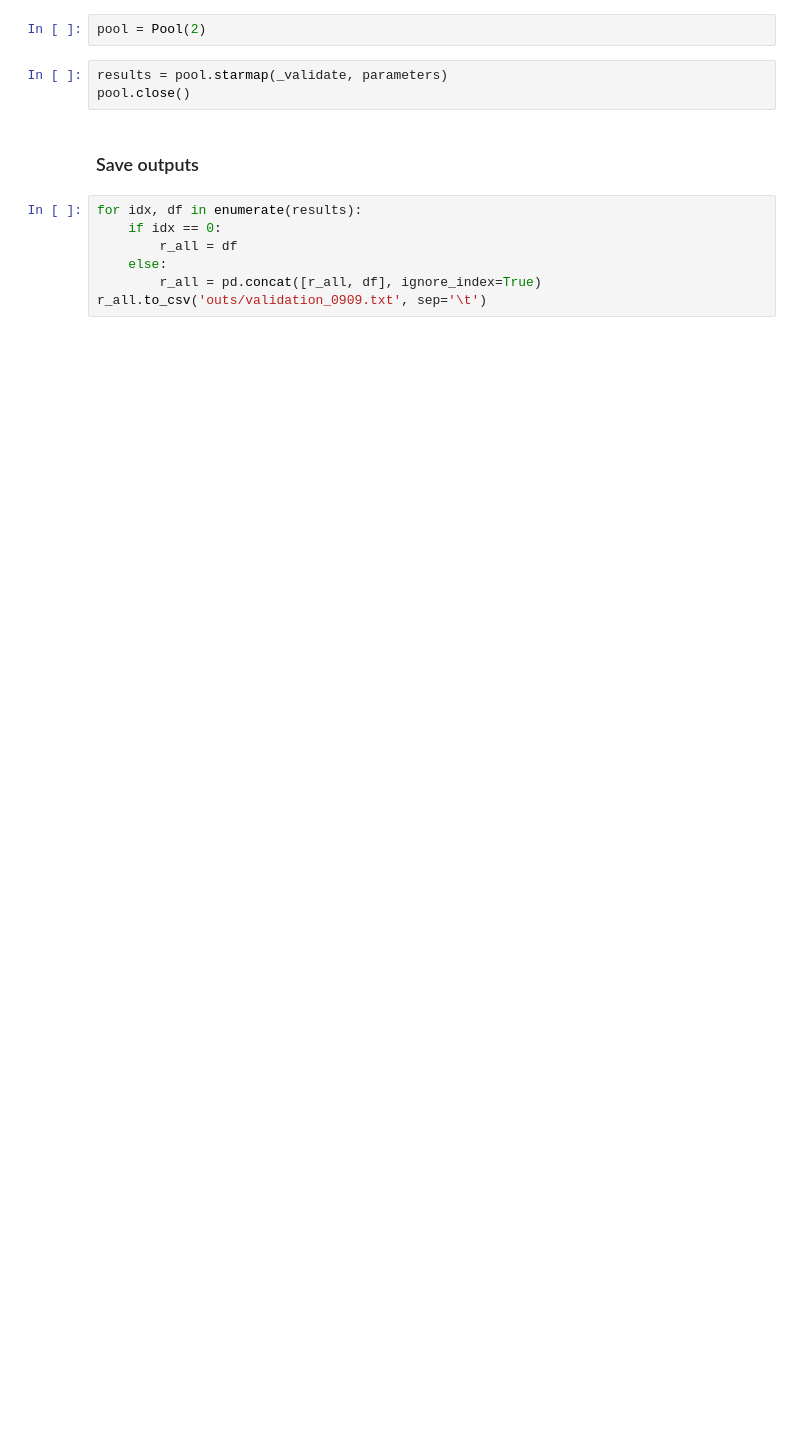
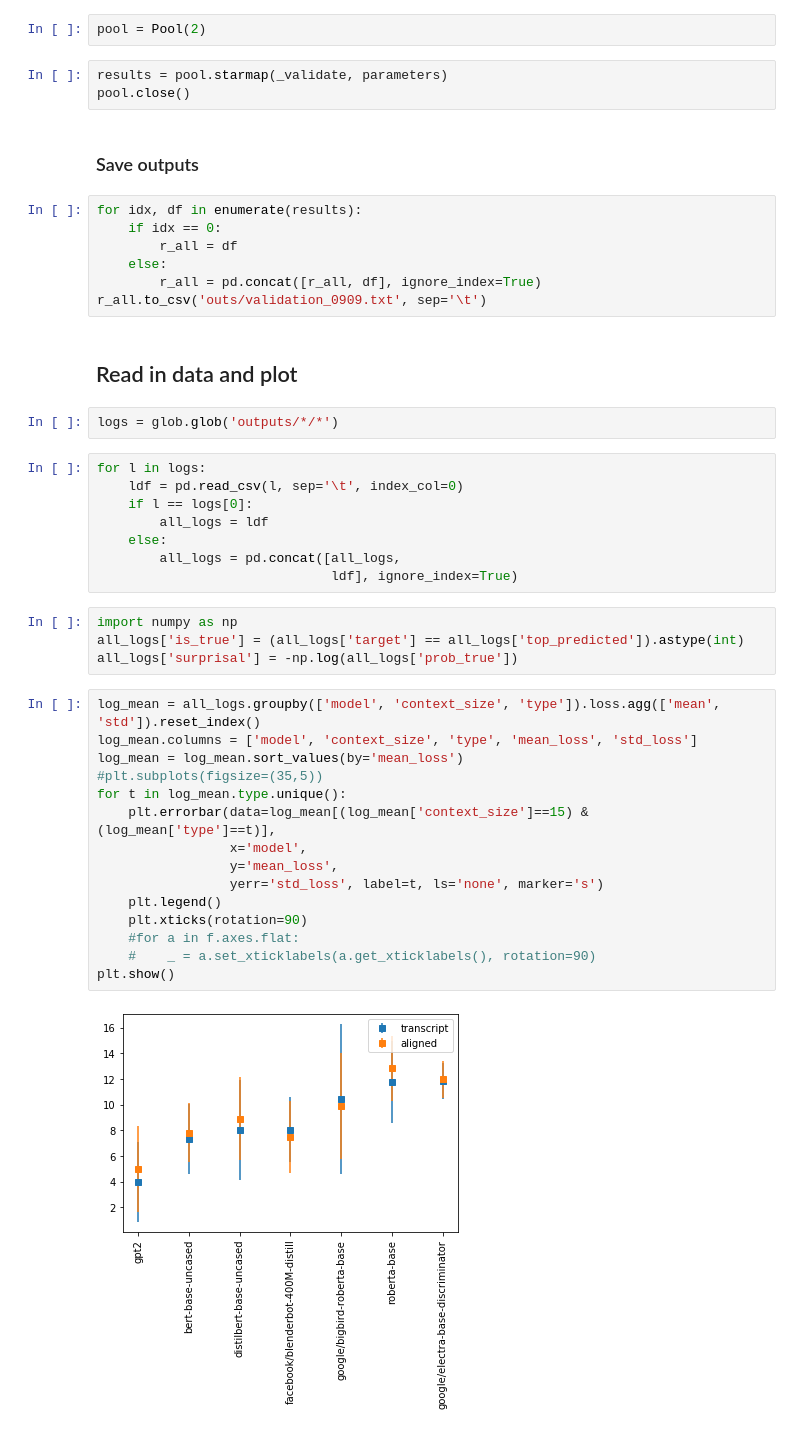
Before and after one commit to rbroc/eval-neuroscout-lm, a Jupyter notebook: Validation.ipynb, the cells around one changed output. Cells and saved outputs as stored; diff of their text form; blank space fills up the shorter version.

Commit message:
set up some plots and add to dos for validation

```diff
--- a/Validation.ipynb
+++ b/Validation.ipynb
@@ -88,3 +86,36 @@ for idx, df in enumerate(results):
     else:
         r_all = pd.concat([r_all, df], ignore_index=True)
 r_all.to_csv('outs/validation_0909.txt', sep='\t')
+# %% [markdown]
+## Read in data and plot
+# %%
+logs = glob.glob('outputs/*/*')
+# %%
+for l in logs:
+    ldf = pd.read_csv(l, sep='\t', index_col=0)
+    if l == logs[0]:
+        all_logs = ldf
+    else:
+        all_logs = pd.concat([all_logs,
+                              ldf], ignore_index=True)
+# %%
+import numpy as np
+all_logs['is_true'] = (all_logs['target'] == all_logs['top_predicted']).astype(int)
+all_logs['surprisal'] = -np.log(all_logs['prob_true'])
+# %%
+log_mean = all_logs.groupby(['model', 'context_size', 'type']).loss.agg(['mean', 'std']).reset_index()
+log_mean.columns = ['model', 'context_size', 'type', 'mean_loss', 'std_loss']
+log_mean = log_mean.sort_values(by='mean_loss')
+#plt.subplots(figsize=(35,5))
+for t in log_mean.type.unique():
+    plt.errorbar(data=log_mean[(log_mean['context_size']==15) & (log_mean['type']==t)],
+                 x='model',
+                 y='mean_loss',
+                 yerr='std_loss', label=t, ls='none', marker='s')
+    plt.legend()
+    plt.xticks(rotation=90)
+    #for a in f.axes.flat:
+    #    _ = a.set_xticklabels(a.get_xticklabels(), rotation=90)
+plt.show()
+# %% [output]
+[figure, added]
```
Also changed, not shown: parts of 9 cells of this notebook, 1 other file.
